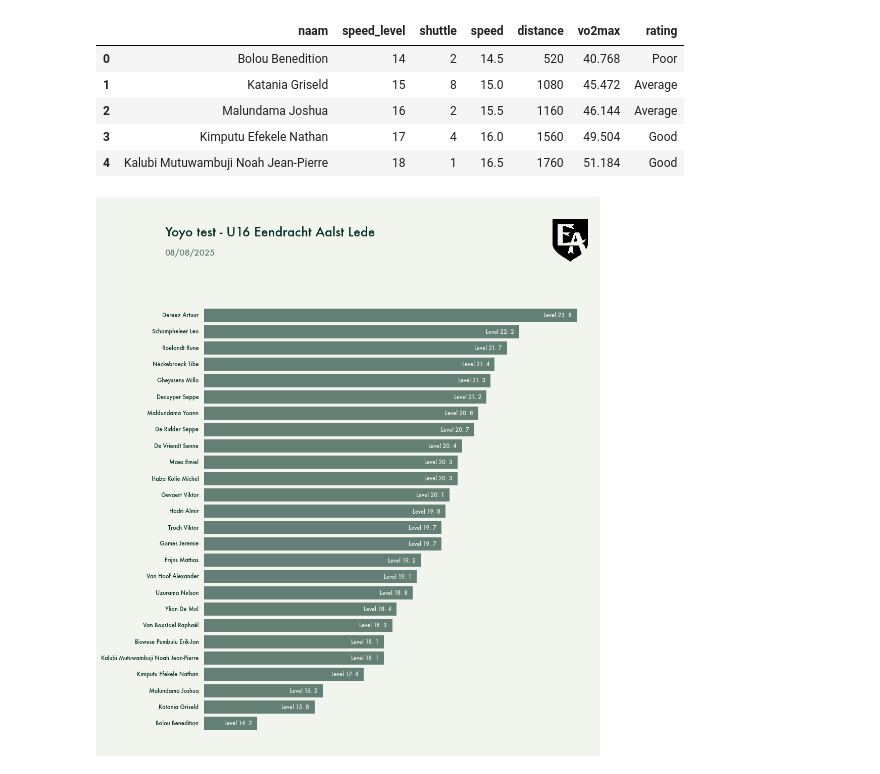
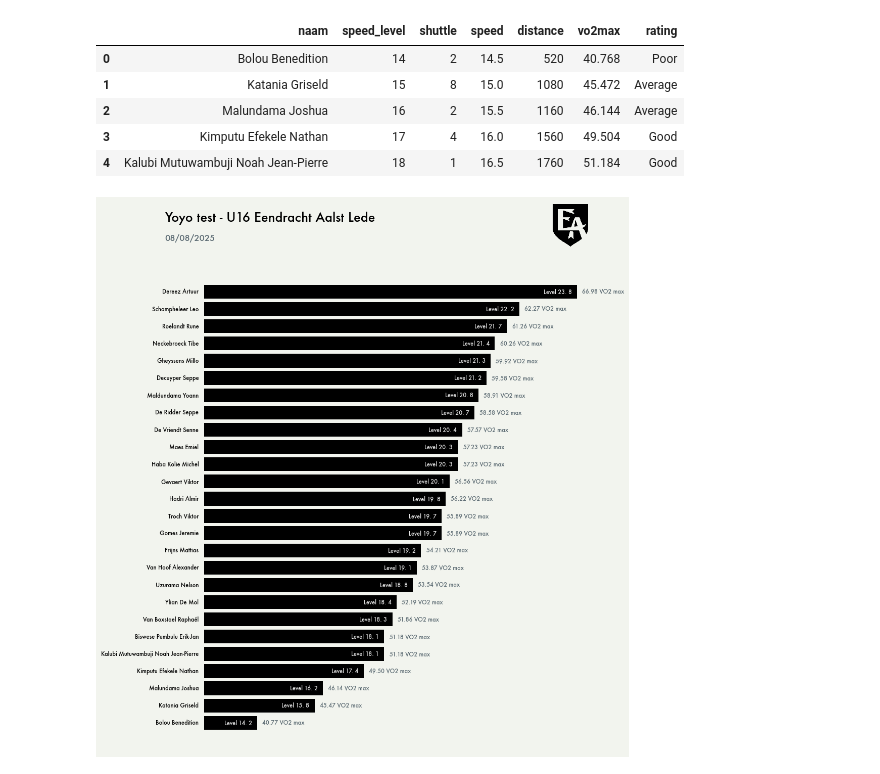
Before and after one commit to MarijnSt/yoyo-test-results, a Jupyter notebook: analyse_test.ipynb, the cells around one changed output. Drawn from its saved outputs; the diff is of its cells as text; code cells hidden in the pictures.

Commit message:
feat: add colors

```diff
--- a/analyse_test.ipynb
+++ b/analyse_test.ipynb
@@ -74,6 +74,10 @@ df.head(5)
 # Colors
 background_color = "#f2f4ee"
 dark_color = "#053225"
+black_color = "#000000"
+gold_color = "#CCA43B"
+platinum_color = "#E5E5E5"
+gray_color = "#5C6B73"
 red_color = "#C73E1D"
 
 # Text styles
@@ -95,12 +99,12 @@ def setup_plot(figsize=(12, 20), title_height_ratio=0.1, legend_height_ratio=0.1
     # Apply styling
     plt.rcParams['font.family'] = font
     plt.rcParams.update({
-        'text.color': dark_color,
-        'axes.labelcolor': dark_color,
-        'axes.edgecolor': dark_color,
-        'xtick.color': dark_color,
-        'ytick.color': dark_color,
-        'grid.color': dark_color,
+        'text.color': black_color,
+        'axes.labelcolor': black_color,
+        'axes.edgecolor': black_color,
+        'xtick.color': black_color,
+        'ytick.color': black_color,
+        'grid.color': black_color,
     })
 
     # Create figure
@@ -159,7 +163,7 @@ df.head(5)
 | 4 | Kalubi Mutuwambuji Noah Jean-Pierre | 18 | 1 | 16.5 | 1760 | 51.184 | Good |
 # %%
 # Set up plot
-fig, heading_ax, main_ax, legend_ax = setup_plot(figsize=(10, 15), title_height_ratio=0.1, legend_height_ratio=0)
+fig, heading_ax, main_ax, legend_ax = setup_plot(figsize=(10, 15), title_height_ratio=0.05, legend_height_ratio=0)
 alpha = 0.6
 legend_ax.remove()
 
@@ -168,13 +172,13 @@ legend_ax.remove()
 
 # Add title
 heading_ax.text(-0.1, 0.4, 'Yoyo test - U16 Eendracht Aalst Lede', fontsize=h1_size, ha='left', va='center')
-heading_ax.text(-0.1, 0, '08/08/2025', fontsize=p_size, ha='left', va='center', alpha=alpha)
+heading_ax.text(-0.1, -0.4, '08/08/2025', fontsize=p_size, ha='left', va='center', color=gray_color)
 
 
 # Add Euros 2024 logo
 logo = mpimg.imread('./assets/eal-logo.png')
 imagebox = OffsetImage(logo, zoom=0.2)
-ab = AnnotationBbox(imagebox, (0.98, 0.25), xycoords='axes fraction', box_alignment=(1, 0.5), frameon=False)
+ab = AnnotationBbox(imagebox, (0.98, 0.1), xycoords='axes fraction', box_alignment=(1, 0.5), frameon=False)
 heading_ax.add_artist(ab)
 
 
@@ -193,60 +197,44 @@ main_ax.spines['bottom'].set_visible(False)
 
 # Loop through data and plot players
 for i, row in df.iterrows():
-
     # Plot distance
     player = row['naam']
     main_ax.barh(
         player,
         row['distance'],
-        color=dark_color,
-        alpha=alpha
+        color=black_color
     )
 
-    # Plot vo2max
+    # Plot speed level
     vo2max = row['vo2max']
     main_ax.text(row['distance'] - 50, i,
             f"Level {row['speed_level']}. {row['shuttle']}",
             ha='right',
             va='center',
             fontweight='bold',
             fontsize=label_size,
-            color=background_color)
+            color=platinum_color)
+
+    # Plot vo2 max
+    vo2max = row['vo2max']
+    main_ax.text(row['distance'] + 50, i,
+            f"{vo2max:.2f} VO2 max",
+            ha='left',
+            va='center',
+            fontweight='bold',
+            fontsize=label_size,
+            color=gray_color)
 
     # Plot custom player labels
     main_ax.text(-50, i,
             f"{player}",
             ha='right',
             va='center',
             fontsize=label_size,
             fontweight='bold')
 
-# # Add annotations for complete and incomplete dribbles
-# for i, v in enumerate(df_top_dribblers_per_90['successful_dribbles_per_90']):
-#     # Check if player is Doku
-#     player = df_top_dribblers_per_90.iloc[i]['player_name']
-#     alpha = 0.8 if player == 'Jeremy Doku' else 0.4
-#     main_ax.text(v/2, i, str(v),
-#             color='white',
-#             alpha=alpha,
-#             va='center',
-#             ha='center',
-#             fontsize= label_size,
-#             fontweight='bold')
-# for i, v in enumerate(df_top_dribblers_per_90['unsuccessful_dribbles_per_90']):
-#     # Check if player is Doku
-#     player = df_top_dribblers_per_90.iloc[i]['player_name']
-#     alpha = 0.8 if player == 'Jeremy Doku' else 0.4
-#     main_ax.text(v/2 + df_top_dribblers_per_90['successful_dribbles_per_90'].iloc[i], i, str(v),
-#             color='white',
-#             alpha=alpha,
-#             va='center',
-#             ha='center',
-#             fontsize= label_size,
-#             fontweight='bold')
-
 # Save and show plot
 save_plot(fig, 'results.png')
 plt.show()
 # %% [output]
-[figure, old version]
+[figure, new version]
```
Also changed, not shown: 1 other file.
